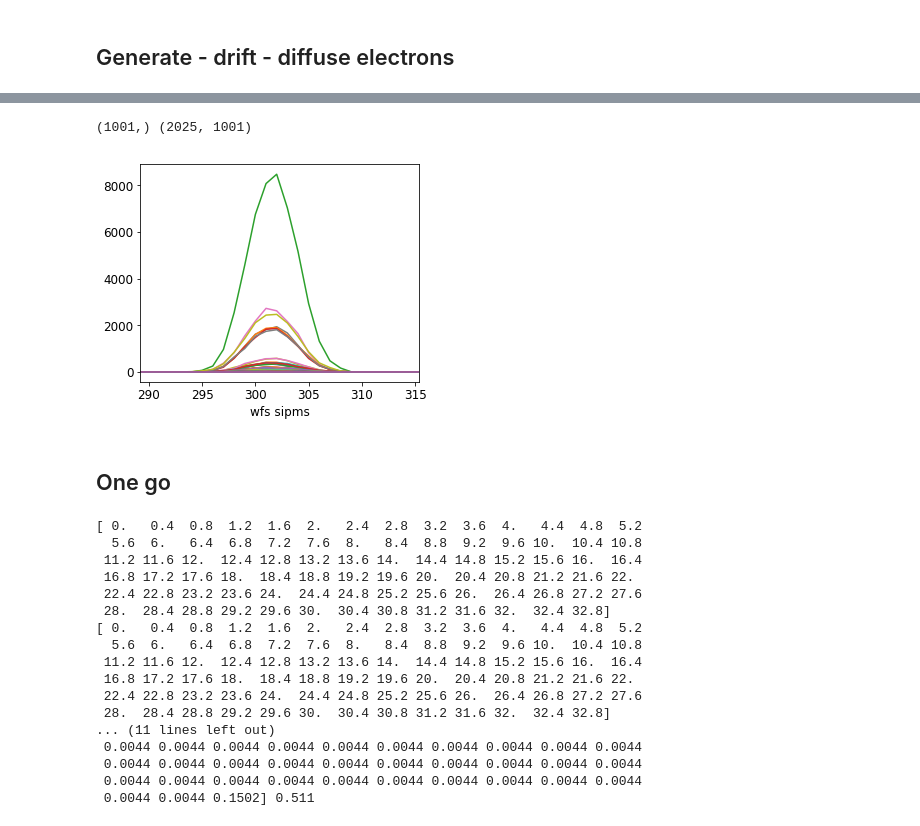
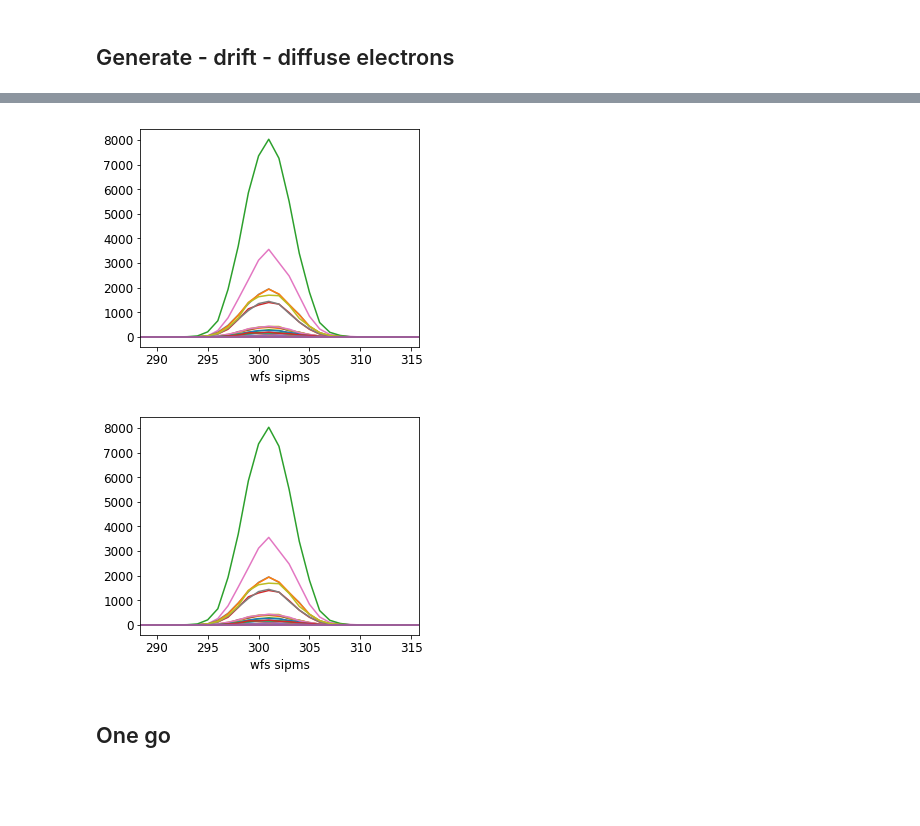
Before and after one commit to jahernando/ICAROSNB, a Jupyter notebook: JAH/detsim/detsim_test.ipynb, the cells around one changed output, grey strips where cells are left out. Drawn from its saved outputs; the diff is of its cells as text; code cells hidden in the pictures; blank space fills up the shorter version.

```diff
--- a/JAH/detsim/detsim_test.ipynb
+++ b/JAH/detsim/detsim_test.ipynb
@@ -147,6 +154,6 @@ times_pmts, wfs_pmts = ds.create_wfs_pmts(dts, pes_pmts)
 #print(times_pmts.shape, wfs_pmts.shape)
 if (plot):
     xcenters = times_pmts
-    plt.plot(xcenters / units.mus, wfs_pmts.T); plt.xlabel('wfs pmts')
+    plt.plot(xcenters / units.mus, wfs_pmts); plt.xlabel('wfs pmts')
     plt.xlim((np.min(dts) /units.mus - 5, np.max(dts) / units.mus + 10));
 # %% [output]
@@ -154,12 +162,12 @@ if (plot):
 # %%
 times_sipms, wfs_sipms = ds.create_wfs_sipms(dts, pes_sipms)
 if (plot):
     xcenters = times_sipms
-    plt.plot(xcenters / units.mus, wfs_sipms.T); plt.xlabel('wfs sipms')
+    plt.plot(xcenters / units.mus, wfs_sipms); plt.xlabel('wfs sipms')
     plt.xlim((np.min(dts) /units.mus - 5, np.max(dts) / units.mus + 10));
 # %% [output]
-(1001,) (2025, 1001)
-[figure, old version]
+[figure, new version]
+[figure, added]
 # %% [markdown]
 ## One go
 # %%
@@ -177,26 +185,8 @@ def simulate_tracks(x0 = 0, y0 = 0, z0 = 300 * units.mm, tx = 0.2, ty = -0.1,
     return xs, ys, zs, enes
 # %%
 xs, ys, zs, enes = simulate_tracks()
-print(xs)
-print(xs)
-print(zs)
-print(enes, np.sum(enes))
+#print(xs)
+#print(xs)
+#print(zs)
+#print(enes, np.sum(enes))
-# %% [output]
-[ 0.   0.4  0.8  1.2  1.6  2.   2.4  2.8  3.2  3.6  4.   4.4  4.8  5.2
-  5.6  6.   6.4  6.8  7.2  7.6  8.   8.4  8.8  9.2  9.6 10.  10.4 10.8
- 11.2 11.6 12.  12.4 12.8 13.2 13.6 14.  14.4 14.8 15.2 15.6 16.  16.4
- 16.8 17.2 17.6 18.  18.4 18.8 19.2 19.6 20.  20.4 20.8 21.2 21.6 22.
- 22.4 22.8 23.2 23.6 24.  24.4 24.8 25.2 25.6 26.  26.4 26.8 27.2 27.6
- 28.  28.4 28.8 29.2 29.6 30.  30.4 30.8 31.2 31.6 32.  32.4 32.8]
-[ 0.   0.4  0.8  1.2  1.6  2.   2.4  2.8  3.2  3.6  4.   4.4  4.8  5.2
-  5.6  6.   6.4  6.8  7.2  7.6  8.   8.4  8.8  9.2  9.6 10.  10.4 10.8
- 11.2 11.6 12.  12.4 12.8 13.2 13.6 14.  14.4 14.8 15.2 15.6 16.  16.4
- 16.8 17.2 17.6 18.  18.4 18.8 19.2 19.6 20.  20.4 20.8 21.2 21.6 22.
- 22.4 22.8 23.2 23.6 24.  24.4 24.8 25.2 25.6 26.  26.4 26.8 27.2 27.6
- 28.  28.4 28.8 29.2 29.6 30.  30.4 30.8 31.2 31.6 32.  32.4 32.8]
-... (11 lines left out)
- 0.0044 0.0044 0.0044 0.0044 0.0044 0.0044 0.0044 0.0044 0.0044 0.0044
- 0.0044 0.0044 0.0044 0.0044 0.0044 0.0044 0.0044 0.0044 0.0044 0.0044
- 0.0044 0.0044 0.0044 0.0044 0.0044 0.0044 0.0044 0.0044 0.0044 0.0044
- 0.0044 0.0044 0.1502] 0.511
 # %%
```
Also changed, not shown: parts of 7 cells of this notebook, 1 other file.
